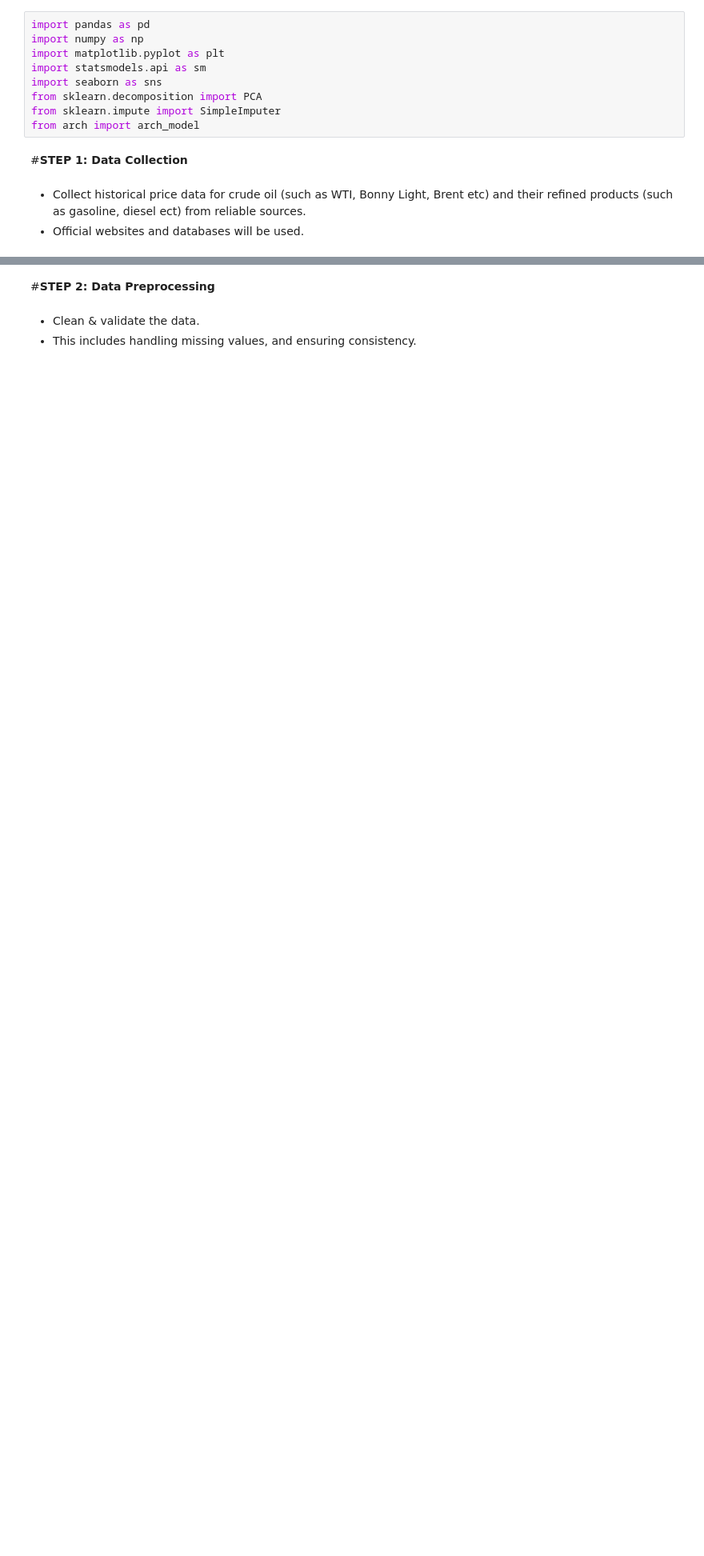
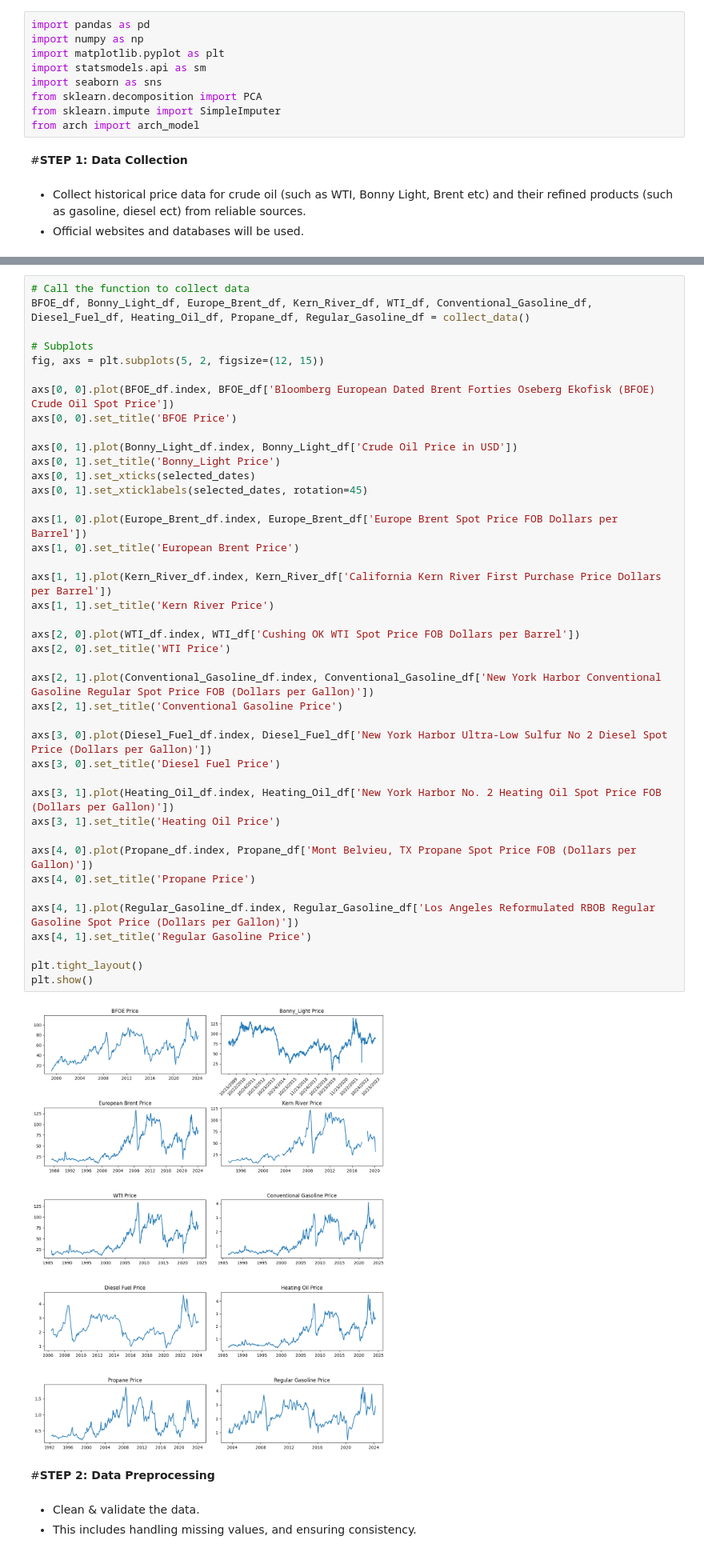
Before and after one commit to shivanivermapro/WQU-Capstone-Project, a Jupyter notebook: WQU_Capstone.ipynb, the cells around one changed output, grey strips where cells are left out. Shown at 80% size. Drawn from its saved outputs; the diff is of its cells as text; blank space fills up the shorter version.

```diff
--- a/WQU_Capstone.ipynb
+++ b/WQU_Capstone.ipynb
@@ -95,3 +79,46 @@ plt.show()
+# %%
+# Call the function to collect data
+BFOE_df, Bonny_Light_df, Europe_Brent_df, Kern_River_df, WTI_df, Conventional_Gasoline_df, Diesel_Fuel_df, Heating_Oil_df, Propane_df, Regular_Gasoline_df = collect_data()
+
+# Subplots
+fig, axs = plt.subplots(5, 2, figsize=(12, 15))
+
+axs[0, 0].plot(BFOE_df.index, BFOE_df['Bloomberg European Dated Brent Forties Oseberg Ekofisk (BFOE) Crude Oil Spot Price'])
+axs[0, 0].set_title('BFOE Price')
+
+axs[0, 1].plot(Bonny_Light_df.index, Bonny_Light_df['Crude Oil Price in USD'])
+axs[0, 1].set_title('Bonny_Light Price')
+axs[0, 1].set_xticks(selected_dates)
+axs[0, 1].set_xticklabels(selected_dates, rotation=45)
+
+axs[1, 0].plot(Europe_Brent_df.index, Europe_Brent_df['Europe Brent Spot Price FOB Dollars per Barrel'])
+axs[1, 0].set_title('European Brent Price')
+
+axs[1, 1].plot(Kern_River_df.index, Kern_River_df['California Kern River First Purchase Price Dollars per Barrel'])
+axs[1, 1].set_title('Kern River Price')
+
+axs[2, 0].plot(WTI_df.index, WTI_df['Cushing OK WTI Spot Price FOB Dollars per Barrel'])
+axs[2, 0].set_title('WTI Price')
+
+axs[2, 1].plot(Conventional_Gasoline_df.index, Conventional_Gasoline_df['New York Harbor Conventional Gasoline Regular Spot Price FOB (Dollars per Gallon)'])
+axs[2, 1].set_title('Conventional Gasoline Price')
+
+axs[3, 0].plot(Diesel_Fuel_df.index, Diesel_Fuel_df['New York Harbor Ultra-Low Sulfur No 2 Diesel Spot Price (Dollars per Gallon)'])
+axs[3, 0].set_title('Diesel Fuel Price')
+
+axs[3, 1].plot(Heating_Oil_df.index, Heating_Oil_df['New York Harbor No. 2 Heating Oil Spot Price FOB (Dollars per Gallon)'])
+axs[3, 1].set_title('Heating Oil Price')
+
+axs[4, 0].plot(Propane_df.index, Propane_df['Mont Belvieu, TX Propane Spot Price FOB (Dollars per Gallon)'])
+axs[4, 0].set_title('Propane Price')
+
+axs[4, 1].plot(Regular_Gasoline_df.index, Regular_Gasoline_df['Los Angeles Reformulated RBOB Regular Gasoline Spot Price (Dollars per Gallon)'])
+axs[4, 1].set_title('Regular Gasoline Price')
+
+plt.tight_layout()
+plt.show()
+# %% [output]
+[figure, added]
 # %% [markdown]
 #**STEP 2: Data Preprocessing**
 # %% [markdown]
```
Also changed, not shown: parts of 11 cells of this notebook.
